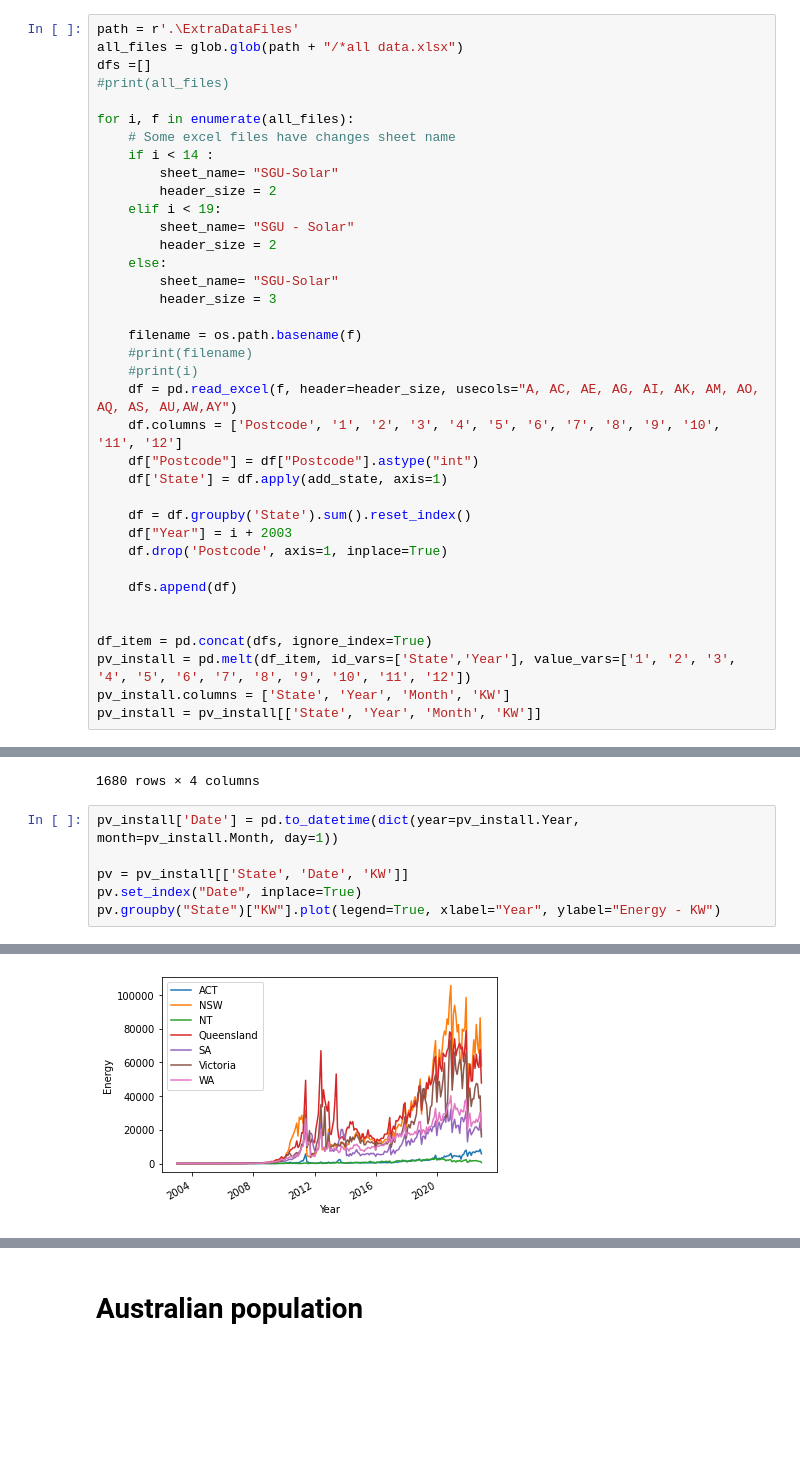
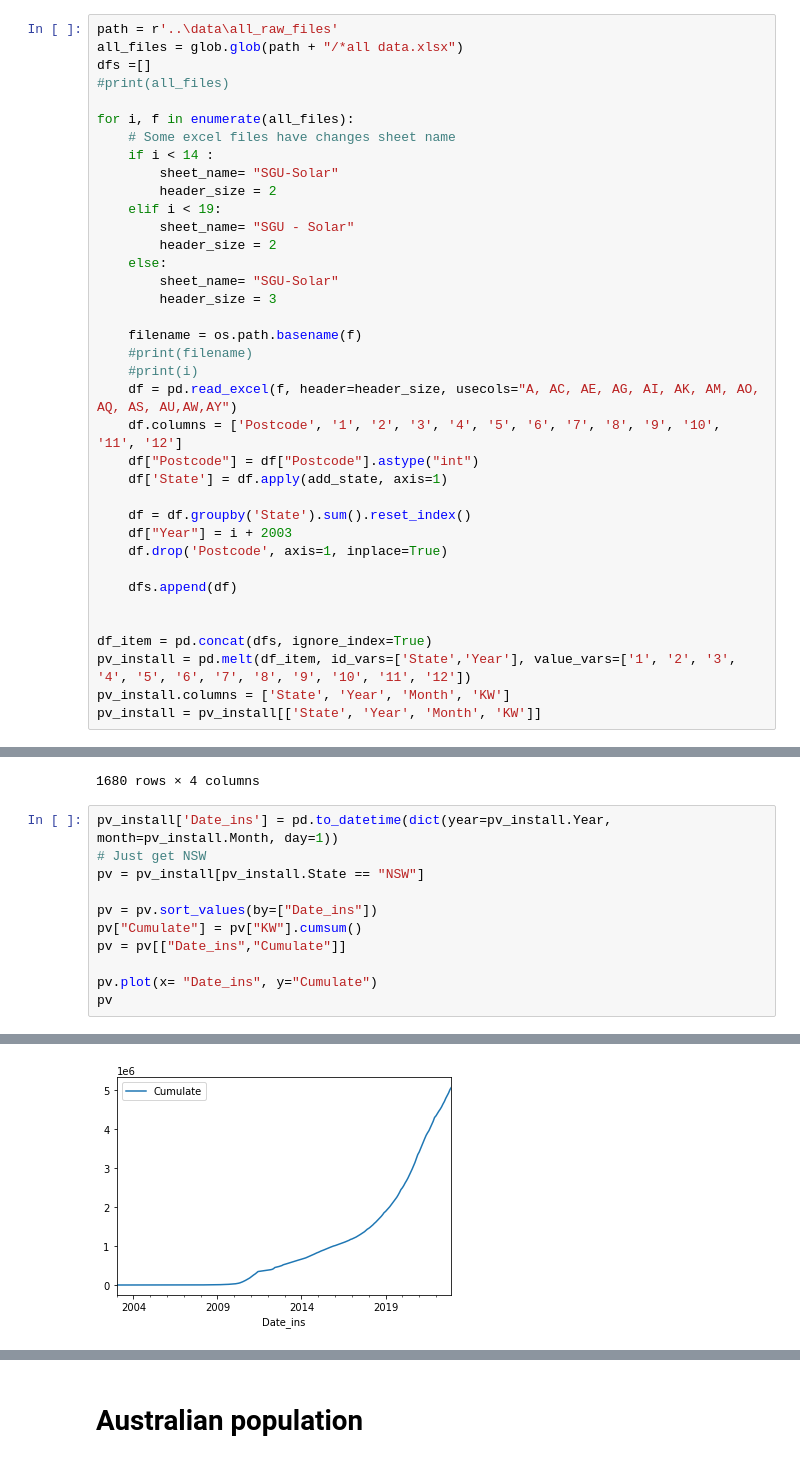
Before and after one commit to Z5429/ZZSC9020-Group-P, a Jupyter notebook: src/PVCells.ipynb, the cells around one changed output, grey strips where cells are left out. Cells and saved outputs as stored; diff of their text form; blank space fills up the shorter version.

```diff
--- a/src/PVCells.ipynb
+++ b/src/PVCells.ipynb
@@ -45,7 +60,7 @@ import warnings
 
 warnings.filterwarnings('ignore', category=UserWarning, module='openpyxl')
 # %%
-path = r'.\ExtraDataFiles'
+path = r'..\data\all_raw_files'
 all_files = glob.glob(path + "/*all data.xlsx")
 dfs =[]
 #print(all_files)
@@ -116,9 +113,14 @@ pv_install
 | 1679 | WA | 2022 | 12 | 21079.907 |
 1680 rows × 4 columns
 # %%
-pv_install['Date'] = pd.to_datetime(dict(year=pv_install.Year, month=pv_install.Month, day=1))
+pv_install['Date_ins'] = pd.to_datetime(dict(year=pv_install.Year, month=pv_install.Month, day=1))
+# Just get NSW
+pv = pv_install[pv_install.State == "NSW"]
 
-pv = pv_install[['State', 'Date', 'KW']]
-pv.set_index("Date", inplace=True)
-pv.groupby("State")["KW"].plot(legend=True, xlabel="Year", ylabel="Energy - KW")
+pv = pv.sort_values(by=["Date_ins"])
+pv["Cumulate"] = pv["KW"].cumsum()
+pv = pv[["Date_ins","Cumulate"]]
+
+pv.plot(x= "Date_ins", y="Cumulate")
+pv
 # %% [output]
@@ -134 +140 @@ Name: KW, dtype: object
-[figure, old version]
+[figure, new version]
```
Also changed, not shown: parts of 11 cells of this notebook, 2 other files.
